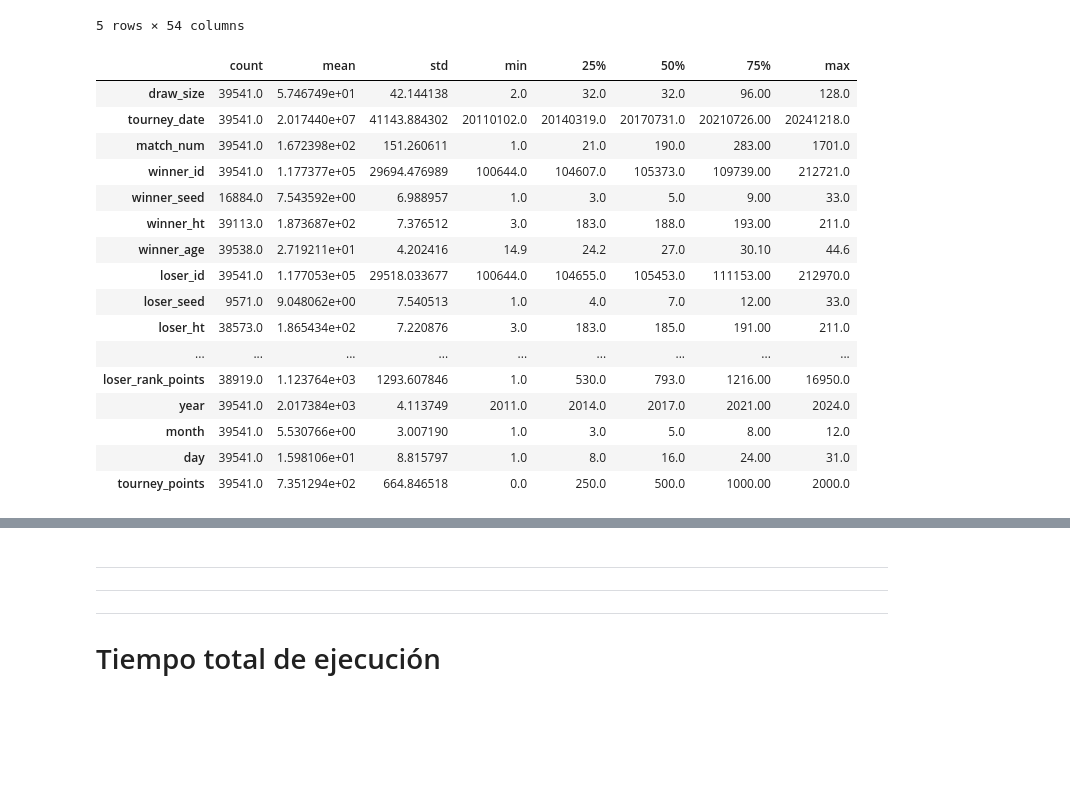
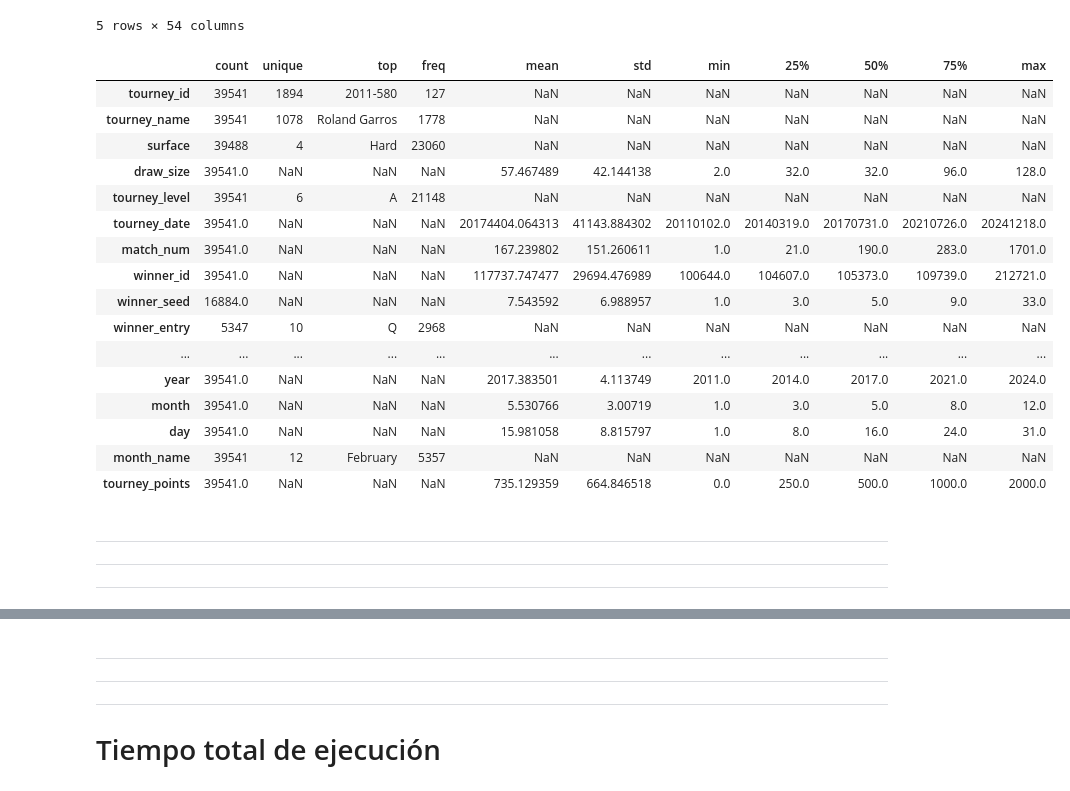
Before and after one commit to Sterrysx/Tennis-ML-APA, a Jupyter notebook: notebooks/01_preprocesado.ipynb, the cells around one changed output, grey strips where cells are left out. Cells and saved outputs as stored; diff of their text form; code cells hidden in the pictures; blank space fills up the shorter version.

```diff
--- a/notebooks/01_preprocesado.ipynb
+++ b/notebooks/01_preprocesado.ipynb
@@ -133,22 +135,26 @@ tennis.head()
 | 4 | 2011-339 | Brisbane | Hard | 32 | A | 20110102 | 5 | 103888 | ... |
 5 rows × 54 columns
 # %%
-tennis.describe().T
+tennis.describe(include='all').T
 # %% [output]
-|  | count | mean | std | min | 25% | 50% | 75% | max |
-| draw_size | 39541.0 | 5.746749e+01 | 42.144138 | 2.0 | 32.0 | 32.0 | 96.00 | 128.0 |
-| tourney_date | 39541.0 | 2.017440e+07 | 41143.884302 | 20110102.0 | 20140319.0 | 20170731.0 | 20210726.00 | 20241218.0 |
-| match_num | 39541.0 | 1.672398e+02 | 151.260611 | 1.0 | 21.0 | 190.0 | 283.00 | 1701.0 |
-| winner_id | 39541.0 | 1.177377e+05 | 29694.476989 | 100644.0 | 104607.0 | 105373.0 | 109739.00 | 212721.0 |
-| winner_seed | 16884.0 | 7.543592e+00 | 6.988957 | 1.0 | 3.0 | 5.0 | 9.00 | 33.0 |
-| winner_ht | 39113.0 | 1.873687e+02 | 7.376512 | 3.0 | 183.0 | 188.0 | 193.00 | 211.0 |
-| winner_age | 39538.0 | 2.719211e+01 | 4.202416 | 14.9 | 24.2 | 27.0 | 30.10 | 44.6 |
-| loser_id | 39541.0 | 1.177053e+05 | 29518.033677 | 100644.0 | 104655.0 | 105453.0 | 111153.00 | 212970.0 |
-| loser_seed | 9571.0 | 9.048062e+00 | 7.540513 | 1.0 | 4.0 | 7.0 | 12.00 | 33.0 |
-| loser_ht | 38573.0 | 1.865434e+02 | 7.220876 | 3.0 | 183.0 | 185.0 | 191.00 | 211.0 |
-| ... | ... | ... | ... | ... | ... | ... | ... | ... |
-| loser_rank_points | 38919.0 | 1.123764e+03 | 1293.607846 | 1.0 | 530.0 | 793.0 | 1216.00 | 16950.0 |
-| year | 39541.0 | 2.017384e+03 | 4.113749 | 2011.0 | 2014.0 | 2017.0 | 2021.00 | 2024.0 |
-| month | 39541.0 | 5.530766e+00 | 3.007190 | 1.0 | 3.0 | 5.0 | 8.00 | 12.0 |
-| day | 39541.0 | 1.598106e+01 | 8.815797 | 1.0 | 8.0 | 16.0 | 24.00 | 31.0 |
-| tourney_points | 39541.0 | 7.351294e+02 | 664.846518 | 0.0 | 250.0 | 500.0 | 1000.00 | 2000.0 |
+|  | count | unique | top | freq | mean | std | min | 25% | 50% | 75% | max |
+| tourney_id | 39541 | 1894 | 2011-580 | 127 | NaN | NaN | NaN | NaN | NaN | NaN | NaN |
+| tourney_name | 39541 | 1078 | Roland Garros | 1778 | NaN | NaN | NaN | NaN | NaN | NaN | NaN |
+| surface | 39488 | 4 | Hard | 23060 | NaN | NaN | NaN | NaN | NaN | NaN | NaN |
+| draw_size | 39541.0 | NaN | NaN | NaN | 57.467489 | 42.144138 | 2.0 | 32.0 | 32.0 | 96.0 | 128.0 |
+| tourney_level | 39541 | 6 | A | 21148 | NaN | NaN | NaN | NaN | NaN | NaN | NaN |
+| tourney_date | 39541.0 | NaN | NaN | NaN | 20174404.064313 | 41143.884302 | 20110102.0 | 20140319.0 | 20170731.0 | 20210726.0 | 20241218.0 |
+| match_num | 39541.0 | NaN | NaN | NaN | 167.239802 | 151.260611 | 1.0 | 21.0 | 190.0 | 283.0 | 1701.0 |
+| winner_id | 39541.0 | NaN | NaN | NaN | 117737.747477 | 29694.476989 | 100644.0 | 104607.0 | 105373.0 | 109739.0 | 212721.0 |
+| winner_seed | 16884.0 | NaN | NaN | NaN | 7.543592 | 6.988957 | 1.0 | 3.0 | 5.0 | 9.0 | 33.0 |
+| winner_entry | 5347 | 10 | Q | 2968 | NaN | NaN | NaN | NaN | NaN | NaN | NaN |
+| ... | ... | ... | ... | ... | ... | ... | ... | ... | ... | ... | ... |
+| year | 39541.0 | NaN | NaN | NaN | 2017.383501 | 4.113749 | 2011.0 | 2014.0 | 2017.0 | 2021.0 | 2024.0 |
+| month | 39541.0 | NaN | NaN | NaN | 5.530766 | 3.00719 | 1.0 | 3.0 | 5.0 | 8.0 | 12.0 |
+| day | 39541.0 | NaN | NaN | NaN | 15.981058 | 8.815797 | 1.0 | 8.0 | 16.0 | 24.0 | 31.0 |
+| month_name | 39541 | 12 | February | 5357 | NaN | NaN | NaN | NaN | NaN | NaN | NaN |
+| tourney_points | 39541.0 | NaN | NaN | NaN | 735.129359 | 664.846518 | 0.0 | 250.0 | 500.0 | 1000.0 | 2000.0 |
+# %% [markdown]
+<hr style="height:2px;border:none;color:red;background-color:blue;" />
+<hr style="height:2px;border:none;color:red;background-color:red;" />
+<hr style="height:2px;border:none;color:red;background-color:blue;" />
```
Also changed, not shown: parts of 11 cells of this notebook.
